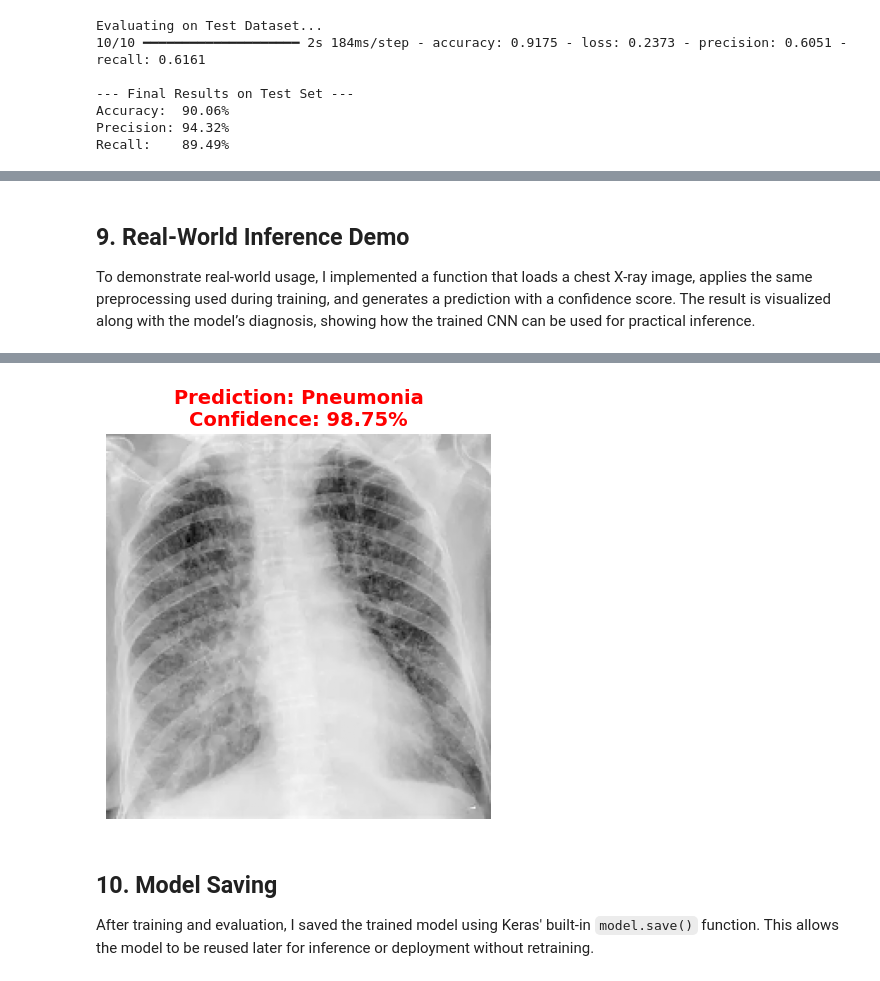
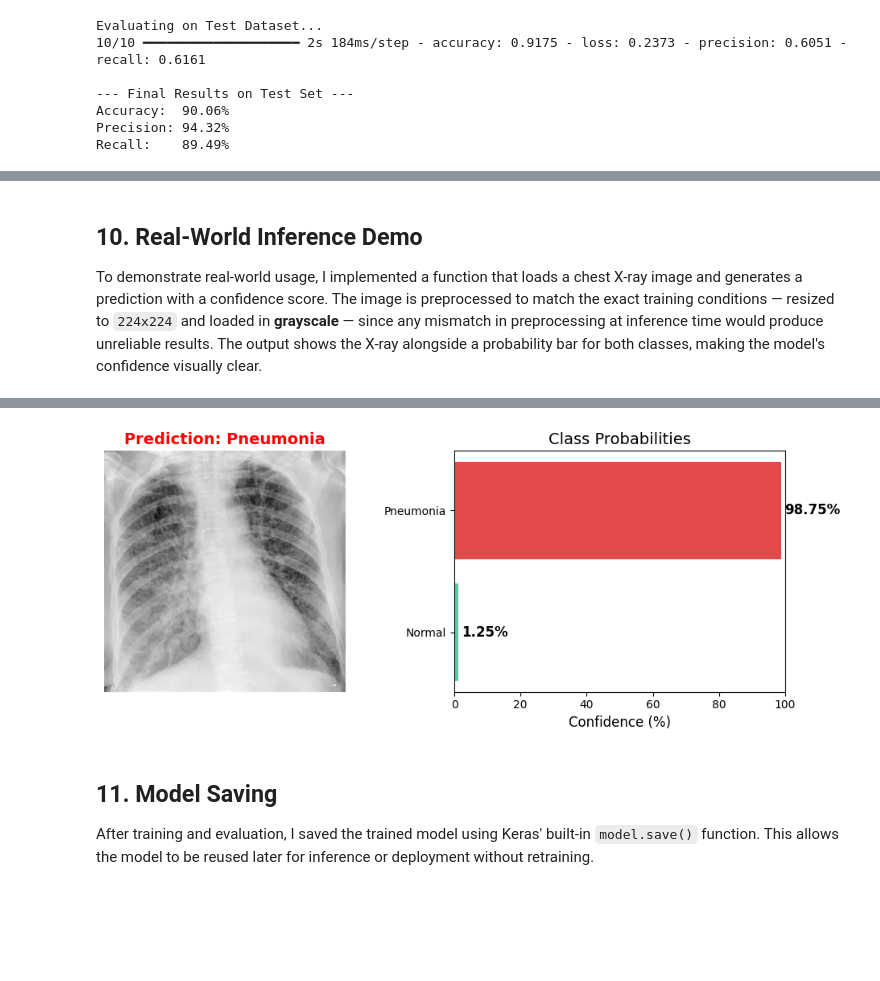
Before and after one commit to TejasML/Pneumonia-Detection, a Jupyter notebook: notebooks/pnuemonia-detection.ipynb, the cells around one changed output, grey strips where cells are left out. Cells and saved outputs as stored; diff of their text form; code cells hidden in the pictures; blank space fills up the shorter version.

```diff
--- a/notebooks/pnuemonia-detection.ipynb
+++ b/notebooks/pnuemonia-detection.ipynb
@@ -338,6 +369,6 @@ weighted avg       0.90      0.90      0.90       624
 # %% [markdown]
-## 9. Real-World Inference Demo
-To demonstrate real-world usage, I implemented a function that loads a chest X-ray image, applies the same preprocessing used during training, and generates a prediction with a confidence score. The result is visualized along with the model’s diagnosis, showing how the trained CNN can be used for practical inference.
+## 10. Real-World Inference Demo
+To demonstrate real-world usage, I implemented a function that loads a chest X-ray image and generates a prediction with a confidence score. The image is preprocessed to match the exact training conditions — resized to `224x224` and loaded in **grayscale** — since any mismatch in preprocessing at inference time would produce unreliable results. The output shows the X-ray alongside a probability bar for both classes, making the model's confidence visually clear.
 # %%
 import numpy as np
 from tensorflow.keras.preprocessing import image
@@ -346,32 +377,40 @@ import matplotlib.pyplot as plt
 def predict_single_image(img_path, trained_model):
     """Load an image, preprocess it, and make a prediction."""
 
-    # Load image (224x224 grayscale)
+    # Load image (224x224 grayscale — must match training preprocessing)
     img = image.load_img(img_path, target_size=(224, 224), color_mode='grayscale')
-
-    # Convert to array and expand dimensions
     img_array = image.img_to_array(img)
     img_batch = np.expand_dims(img_array, axis=0)
 
     # Predict
     prediction = trained_model.predict(img_batch, verbose=0)
-    probability = prediction[0][0]
+    pneumonia_prob = prediction[0][0]
+    normal_prob = 1 - pneumonia_prob
 
-    # Interpret result
-    if probability > 0.5:
-        diagnosis = "Pneumonia"
-        confidence = probability * 100
-    else:
-        diagnosis = "Normal"
-        confidence = (1 - probability) * 100
+    diagnosis = "Pneumonia" if pneumonia_prob > 0.5 else "Normal"
+    color = 'red' if diagnosis == "Pneumonia" else 'green'
 
-    # Display result
-    plt.figure(figsize=(5, 5))
-    plt.imshow(img, cmap='gray')
-    plt.title(f"Prediction: {diagnosis}\nConfidence: {confidence:.2f}%",
-              fontsize=14, fontweight='bold',
-              color='red' if diagnosis == "Pneumonia" else 'green')
-    plt.axis('off')
+    fig, axes = plt.subplots(1, 2, figsize=(10, 4))
+
+    # Left — X-ray image
+    axes[0].imshow(img, cmap='gray')
+    axes[0].set_title(f"Prediction: {diagnosis}", fontsize=14,
+                      fontweight='bold', color=color)
+    axes[0].axis('off')
+
+    # Right — confidence bar chart
+    classes = ['Normal', 'Pneumonia']
+    probs = [normal_prob * 100, pneumonia_prob * 100]
+    bar_colors = ['#5DCAA5', '#E24B4A']
+    bars = axes[1].barh(classes, probs, color=bar_colors)
+    axes[1].set_xlim(0, 100)
+    axes[1].set_xlabel('Confidence (%)', fontsize=12)
+    axes[1].set_title('Class Probabilities', fontsize=14)
+    for bar, prob in zip(bars, probs):
+        axes[1].text(bar.get_width() + 1, bar.get_y() + bar.get_height() / 2,
+                     f'{prob:.2f}%', va='center', fontsize=12, fontweight='bold')
+
+    plt.tight_layout()
     plt.show()
 
 # Run prediction
@@ -382,6 +420,6 @@ predict_single_image(my_google_image, model)
-[figure, old version]
+[figure, new version]
 # %% [markdown]
-## 10. Model Saving
+## 11. Model Saving
 After training and evaluation, I saved the trained model using Keras' built-in `model.save()` function. This allows the model to be reused later for inference or deployment without retraining.
 # %%
 model.save('pneumonia_detection_model.keras')
```
Also changed, not shown: parts of 11 cells of this notebook, 12 other files.
